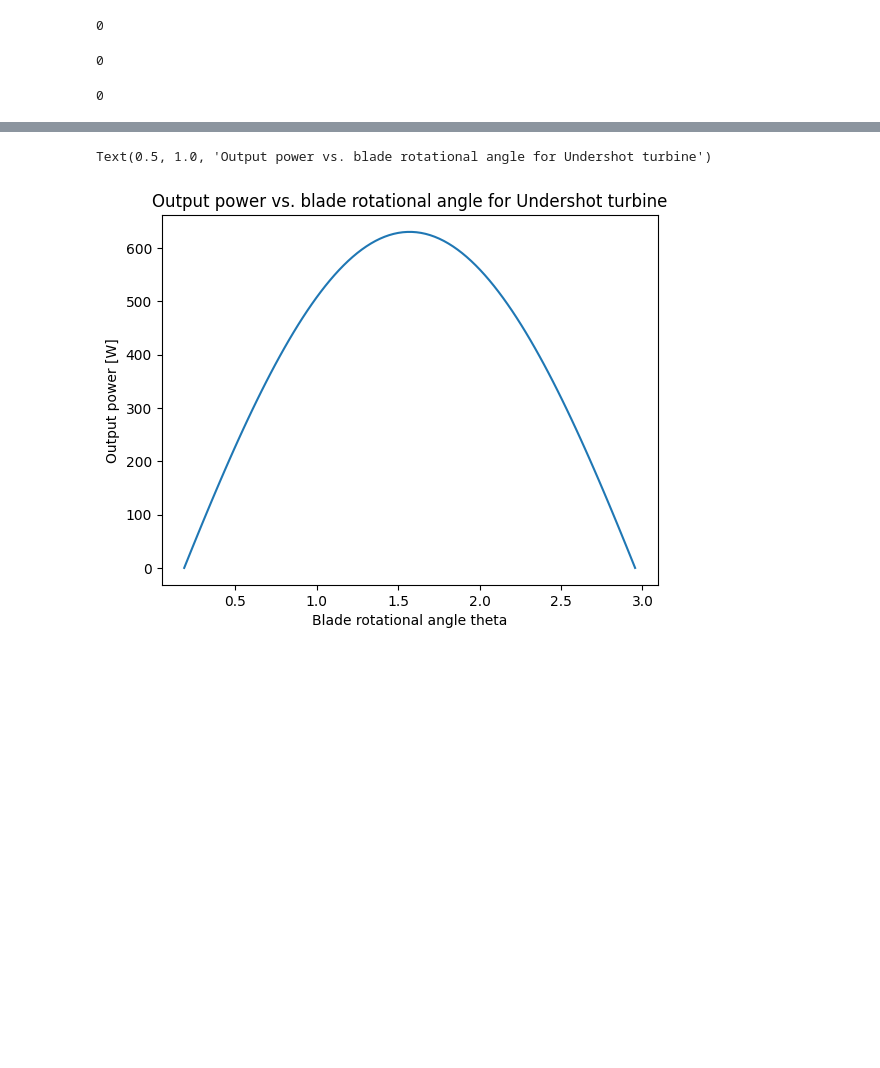
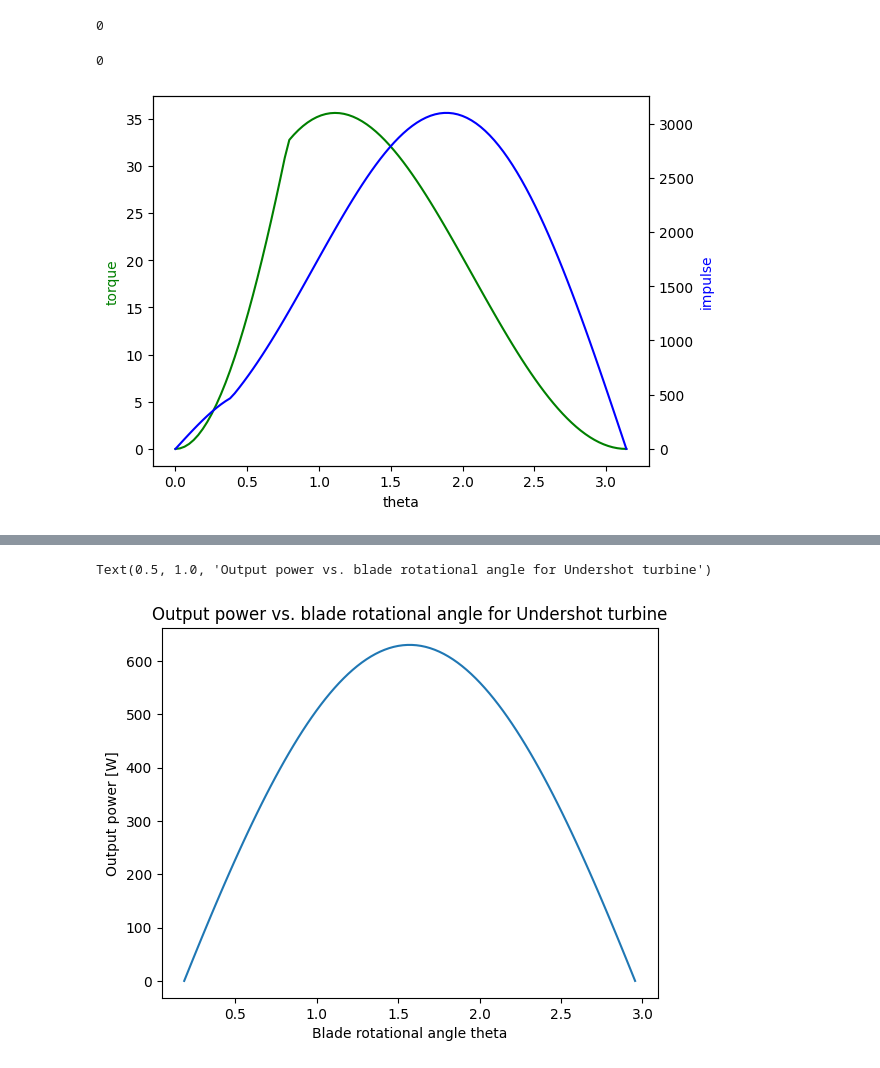
Before and after one commit to pilipb/DP4-code, a Jupyter notebook: test.ipynb, the cells around one changed output, grey strips where cells are left out. Cells and saved outputs as stored; diff of their text form; code cells hidden in the pictures; blank space fills up the shorter version.

```diff
--- a/test.ipynb
+++ b/test.ipynb
@@ -49,11 +57,21 @@ turbine.find_torque()
 turbine.find_momentum()
 # %% [output]
 0
-# %%
-turbine_RPM = 15
-turbine.find_power(turbine_RPM)
-# %% [output]
-0
+# %%
+turbine_RPM = 14.5
+turbine.find_power(turbine_RPM)
+
+# plot momentum and impulse plotted on different axes
+fig, ax1 = plt.subplots()
+ax2 = ax1.twinx()
+ax1.plot(turbine.theta, turbine.torque_list, 'g-')
+ax2.plot(turbine.theta, turbine.mom_list, 'b-')
+ax1.set_xlabel('theta')
+ax1.set_ylabel('torque', color='g')
+ax2.set_ylabel('impulse', color='b')
+plt.show()
+# %% [output]
+[figure, added]
 # %%
 # with the turbine created, it is now possible to show plots of the various readings
 plt.plot(turbine.theta, turbine.output_power_list)
```
Also changed, not shown: parts of 3 cells of this notebook.
